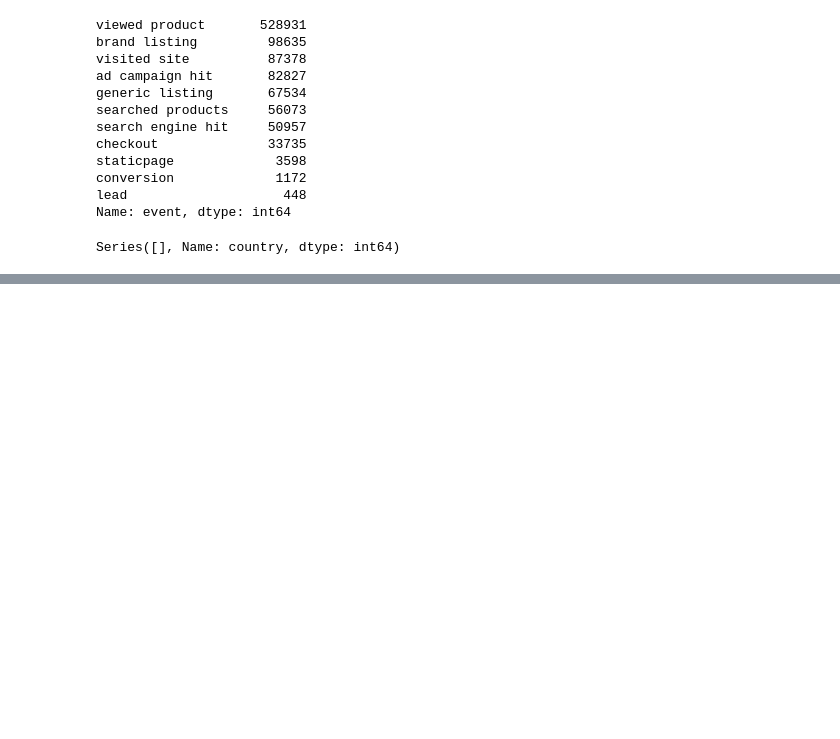
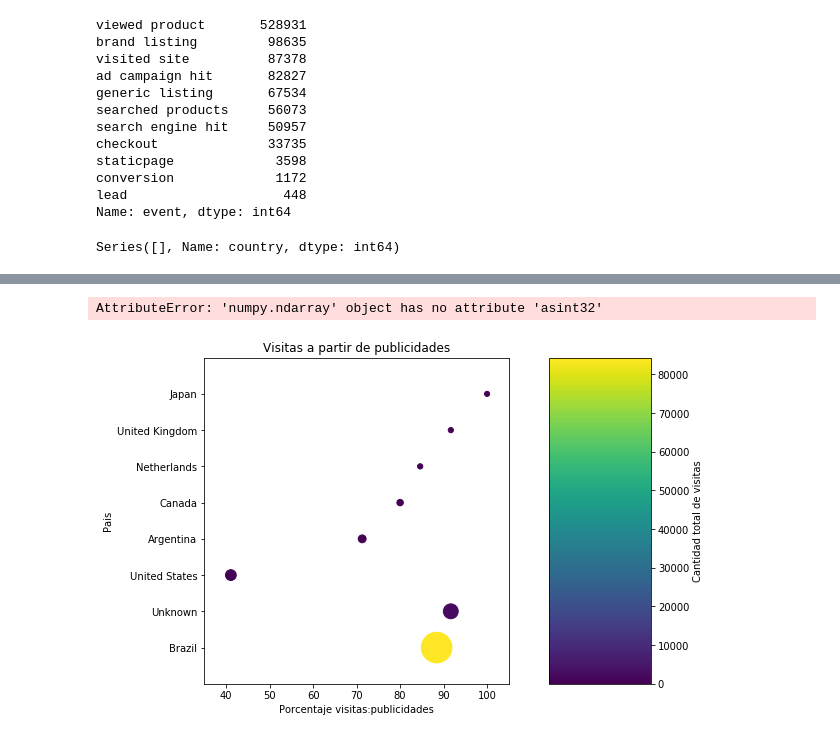
Before and after one commit to ConstanzaGonzalez/DatataFrita, a Jupyter notebook: tp/analisis-tomy.ipynb, the cells around one changed output, grey strips where cells are left out. Cells and saved outputs as stored; diff of their text form; code cells hidden in the pictures; blank space fills up the shorter version.

```diff
--- a/tp/analisis-tomy.ipynb
+++ b/tp/analisis-tomy.ipynb
@@ -138,0 +146,9 @@ Name: url, Length: 212, dtype: int64
+# %%
+# 5) Pais del que provienen los que clickean ads
+
+persons_ads = df_events[df_events["event"]=="ad campaign hit"]["person"].value_counts().index.values
+
+
+countries_ads = df_events[df_events["person"].isin(person_ads)]["country"].value_counts().head(8).index.values
+values_countries_ads = df_events[df_events["person"].isin(person_ads)]["country"].value_counts().head(8).values
+df_events[df_events["person"].isin(person_ads)]["country"].value_counts().head(8)
@@ -138,0 +165,3 @@ Name: url, Length: 212, dtype: int64
+# %%
+values_countries_total = df_events[df_events["country"].isin(countries_ads)]["country"].value_counts().values
+df_events[df_events["country"].isin(countries_ads)]["country"].value_counts()
@@ -138,0 +178,43 @@ Name: url, Length: 212, dtype: int64
+# %%
+ratio_total_ads = values_countries_total/values_countries_ads
+values_countries_total.asint32()
+# %% [output]
+AttributeError: 'numpy.ndarray' object has no attribute 'asint32'
+# %%
+porcentaje_eventos = values_countries_total
+
+cmap = mlib.cm.viridis
+norm = mlib.colors.Normalize(vmin=0, vmax=84308)
+
+fig = plt.figure(figsize=(8, 6))
+gs = gridspec.GridSpec(1, 2, width_ratios=[3, 1])
+ax0 = plt.subplot(gs[0])
+# Dibuja los circulos segun la data de eventos, variando el radio segun el porcentaje
+
+plt.scatter(100/ratio_total_ads, countries_ads, s=(porcentaje_eventos)**(0.4)*10, c=cmap(norm(values_countries_total)))
+
+# Agrega texto con el porcentaje representativo a cada evento
+# plt.text(eventos[0]-25000, eventos.keys()[0], porcentaje_eventos[0].round(decimals=2).astype(str)+'%', color='white', weight=700)
+# i=1
+# for index, value in eventos[1:].iteritems():
+#     plt.text(value+12000, index, porcentaje_eventos[i].round(2).astype(str)+'%')
+#     i+=1
+
+# Rotula y dibuja el gráfico
+plt.xlabel('Porcentaje visitas:publicidades')
+plt.ylabel('Pais')
+plt.title('Visitas a partir de publicidades')
+plt.axis([35, 105, -1, 8])
+
+
+ax1 = plt.subplot(gs[1])
+# Colorbar
+ax = plt.gca()
+cb1 = mlib.colorbar.ColorbarBase(ax1, cmap=cmap,
+                                norm=norm,
+                                orientation='vertical')
+cb1.set_label('Cantidad total de visitas')
+
+plt.show()
+# %% [output]
+[figure, added]
```
Also changed, not shown: parts of 13 cells of this notebook.
